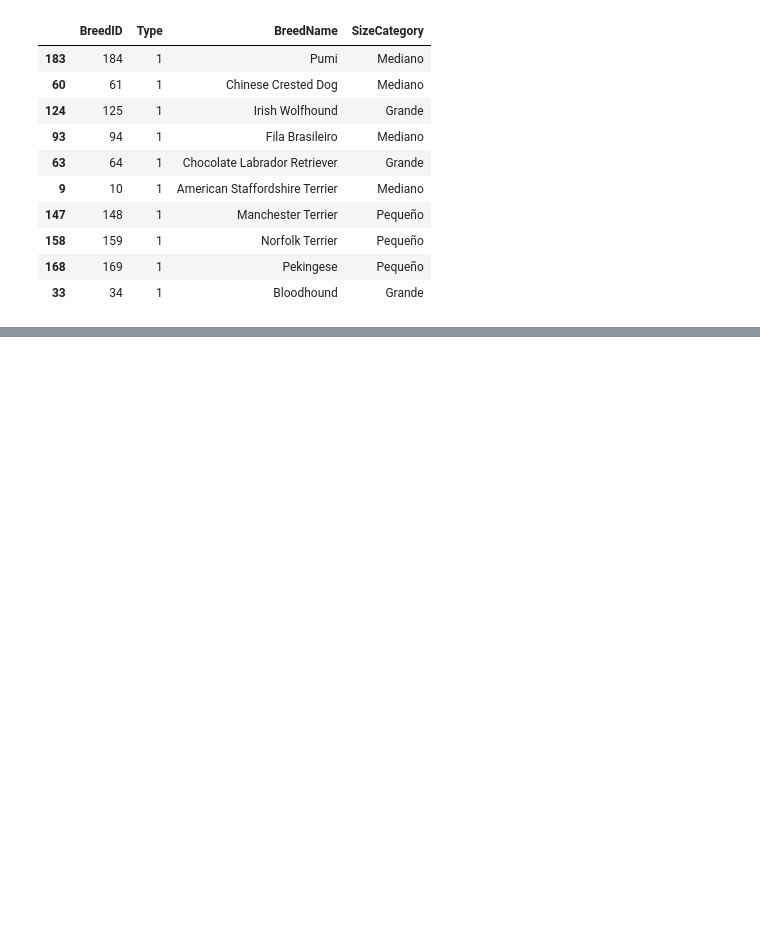
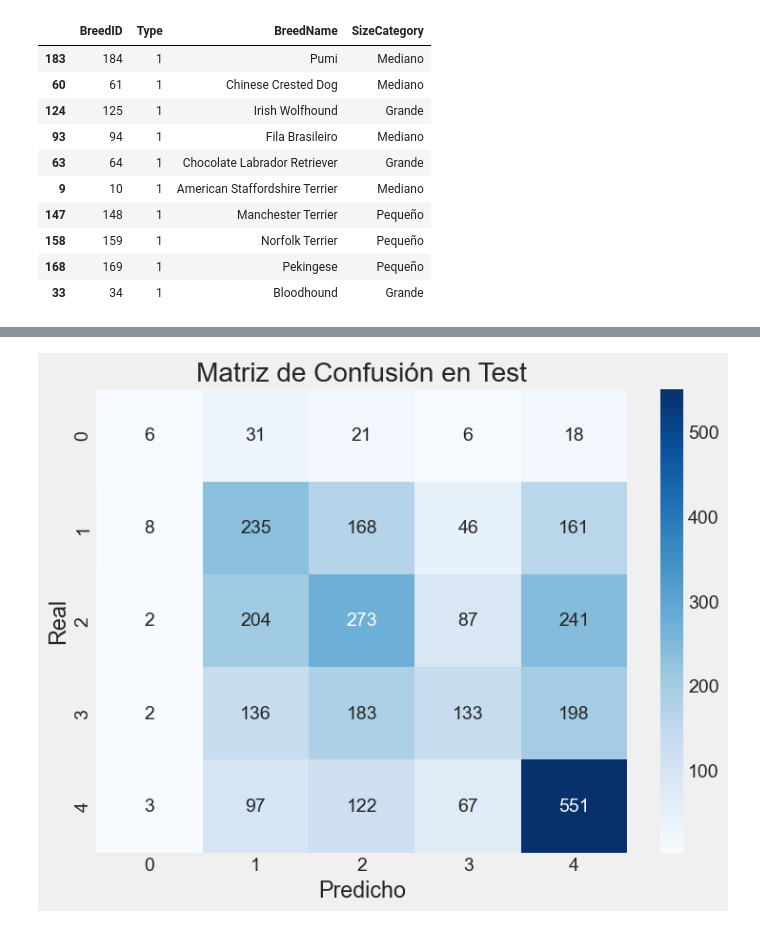
Before and after one commit to gwfbrave297-hash/TrabajoLab-Imp2-Petfinder, a Jupyter notebook: Prueba_LightGBM1.1.ipynb, the cells around one changed output, grey strips where cells are left out. Saved outputs shown, nothing was run; the diff lists cells and outputs as text; code cells hidden in the pictures; blank space fills up the shorter version.

```diff
--- a/Prueba_LightGBM1.1.ipynb
+++ b/Prueba_LightGBM1.1.ipynb
@@ -128,0 +413,22 @@ Muestra de cómo quedaron las categorías:
+# %%
+# 1. ELIMINAR IDENTIFICADORES Y VARIABLES PROBLEMÁTICAS
+# Quitamos los IDs y las variables de rescatista que restaban valor
+cols_to_drop = ['PetID', 'RescuerID', 'rescu_total_pets', 'rescu_avg_fee']
+X_train = X_train.drop(columns=cols_to_drop)
+X_test = X_test.drop(columns=cols_to_drop)
+
+
+
+# 4. ACTUALIZAR LISTA DE CATEGÓRICAS
+# Eliminamos de la lista original las que ya no existen o cambiaron de tipo
+categorical_cols = [c for c in desired_categorical if c not in cols_to_drop and c != 'Name']
+# Agregamos la nueva variable binaria (opcional, puede ir como int)
+categorical_cols.append('Has_Name')
+
+# 5. CONVERTIR A CATEGORY (Solo las que quedaron)
+for col in categorical_cols:
+    if col in X_train.columns:
+        X_train[col] = X_train[col].astype('category')
+        X_test[col] = X_test[col].astype('category')
+
+print(f"Limpieza completada. Variables restantes: {X_train.shape[1]}")
@@ -128,0 +478,9 @@ Muestra de cómo quedaron las categorías:
+# %%
+# Solo permitimos tipos numéricos, booleanos o categorías
+tipos_permitidos = ['int64', 'float64', 'bool', 'category', 'int32', 'float32']
+
+X_train = X_train.select_dtypes(include=tipos_permitidos)
+X_test = X_test.select_dtypes(include=tipos_permitidos)
+
+# Ahora intenta el fit de nuevo
+# model.fit(X_train, y_train)
@@ -128,0 +855,14 @@ Muestra de cómo quedaron las categorías:
+# %%
+from sklearn.metrics import confusion_matrix
+import seaborn as sns
+
+# Matriz de confusión para ver qué clases se confunden
+cm = confusion_matrix(y_test, y_pred)
+plt.figure(figsize=(8,6))
+sns.heatmap(cm, annot=True, fmt='d', cmap='Blues')
+plt.xlabel('Predicho')
+plt.ylabel('Real')
+plt.title('Matriz de Confusión en Test')
+plt.show()
+# %% [output]
+[figure, added]
```
Also changed, not shown: parts of 16 cells of this notebook.
